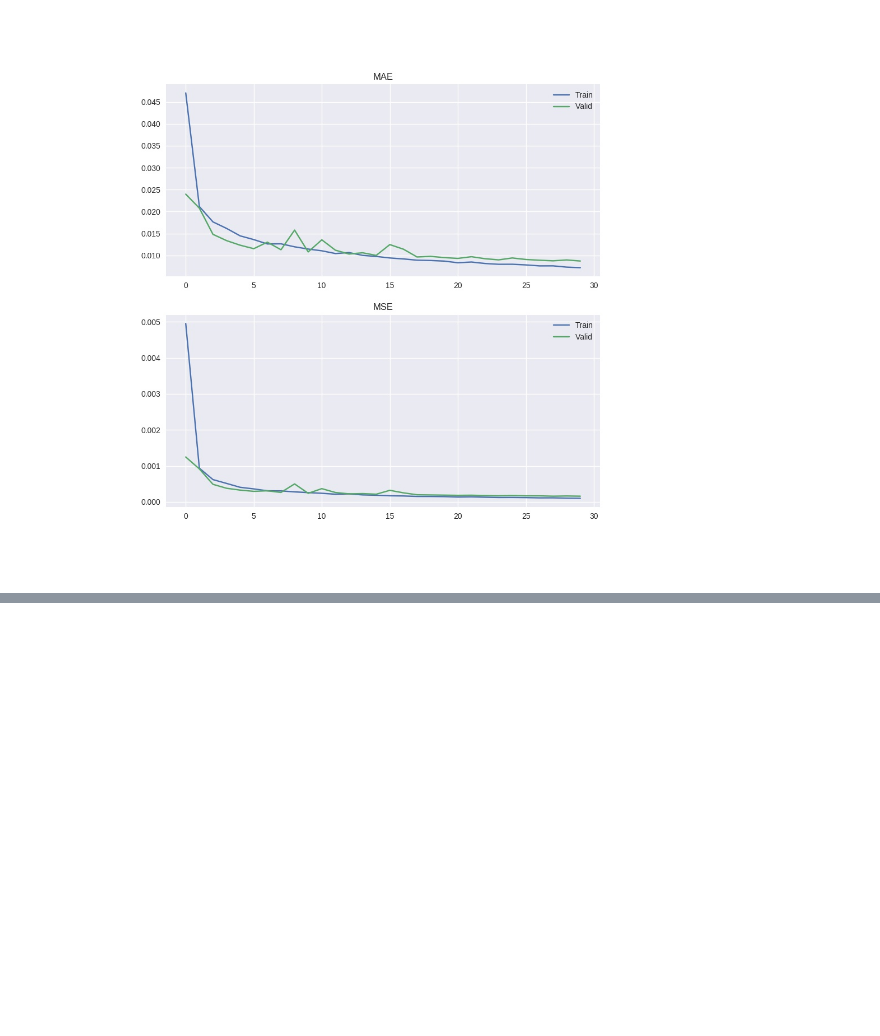
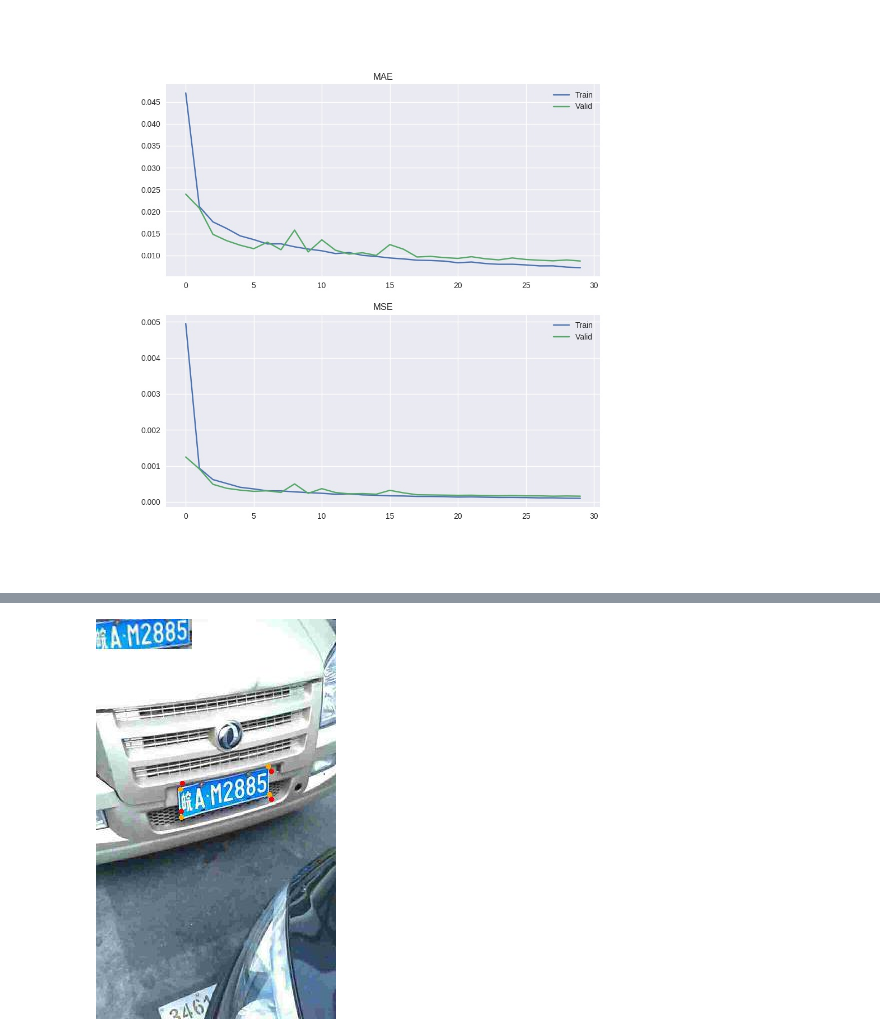
Before and after one commit to dannyyangya/cvlab-2019-wintervacation-project, a Jupyter notebook: cvlab_2019_project_ChunLungYang.ipynb, the cells around one changed output, grey strips where cells are left out. Saved outputs shown, nothing was run; the diff lists cells and outputs as text; code cells hidden in the pictures; blank space fills up the shorter version.

```diff
--- a/cvlab_2019_project_ChunLungYang.ipynb
+++ b/cvlab_2019_project_ChunLungYang.ipynb
@@ -521,0 +530,4 @@ display.Image(str(log_dir_train / 'metrics.jpg'))
+# %%
+display.Image(str(log_dir_train / '019/000.jpg'))
+# %% [output]
+[figure, added]
```
Also changed, not shown: parts of 6 cells of this notebook.
